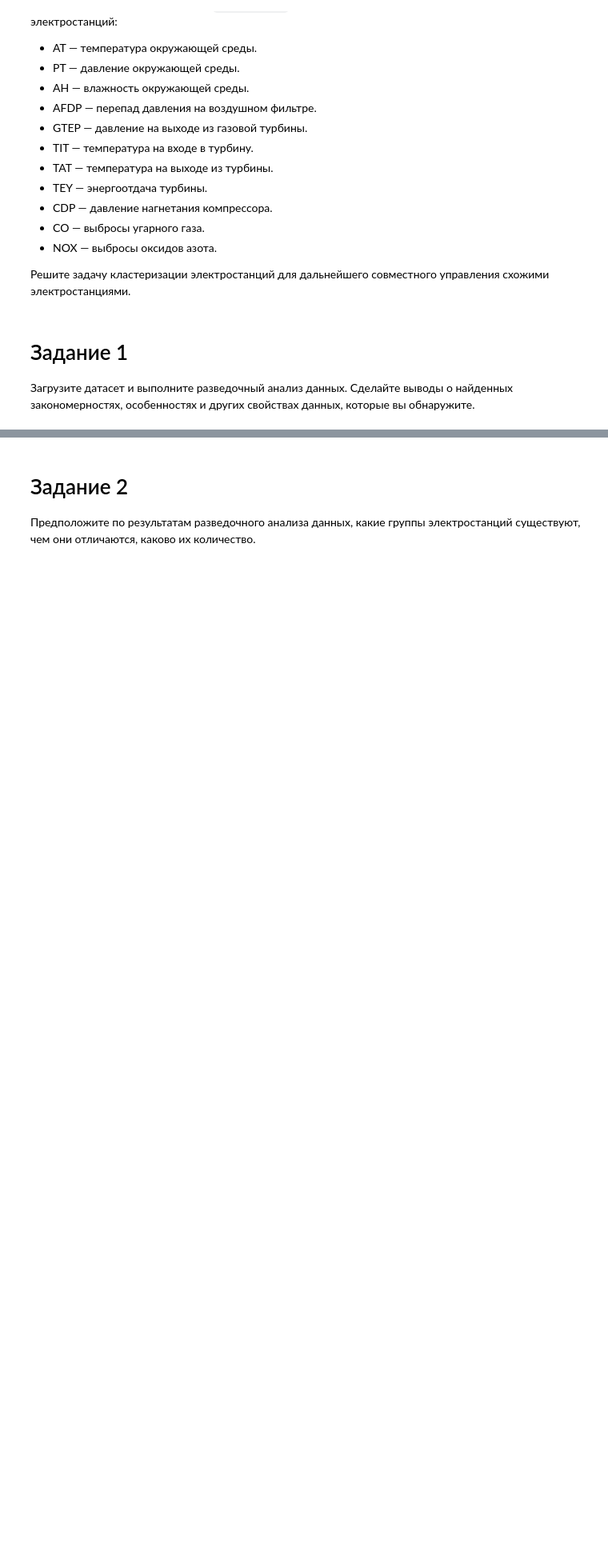
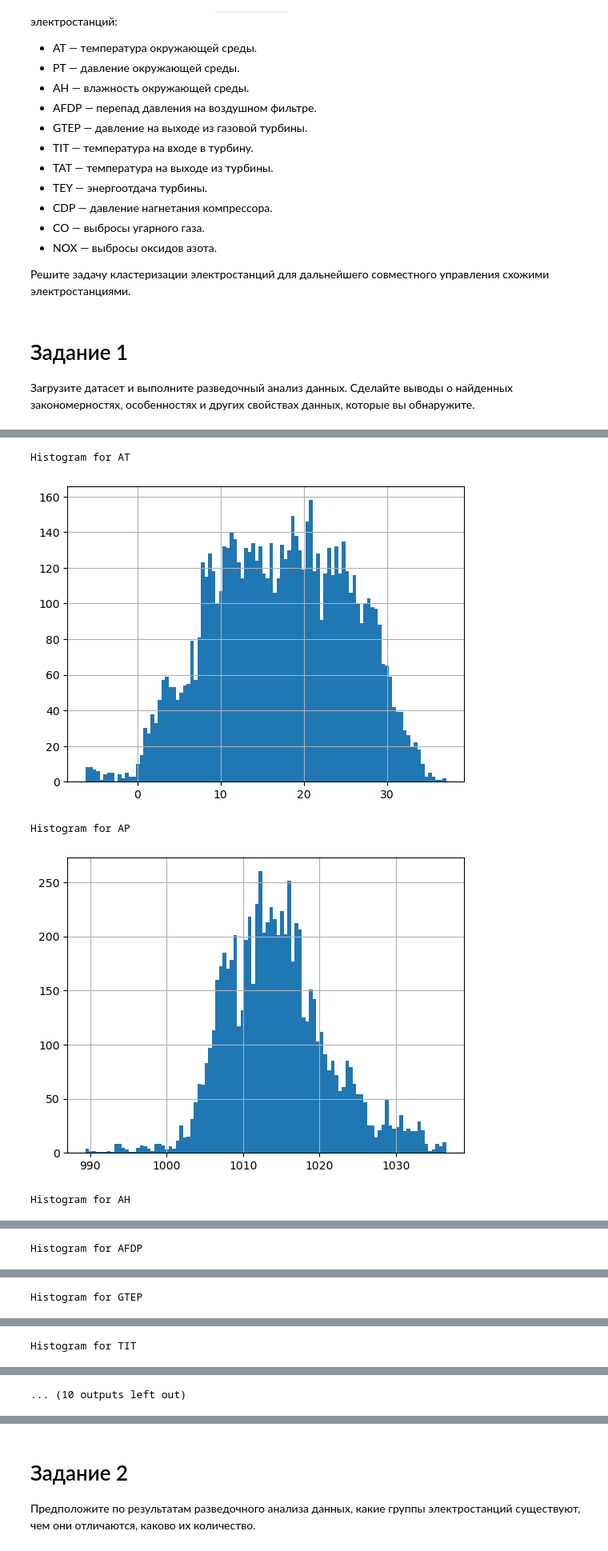
Before and after one commit to RashidUmarov/DBSCAN_Module_15, a Jupyter notebook: Практическая работа М15 DBSCAN.ipynb, the cells around one changed output, grey strips where cells are left out. Shown at 80% size. Cells and saved outputs as stored; diff of their text form; code cells hidden in the pictures; blank space fills up the shorter version.

```diff
--- a/Практическая работа М15 DBSCAN.ipynb
+++ b/Практическая работа М15 DBSCAN.ipynb
@@ -42,3 +42,8 @@
 # Задание 1
 
 Загрузите датасет и выполните разведочный анализ данных. Сделайте выводы о найденных закономерностях, особенностях и других свойствах данных, которые вы обнаружите.
+# %%
+import pandas as pd
+
+df = pd.read_csv('gt_2015.csv')
+df.head()
@@ -44,0 +112,16 @@
+# %%
+import matplotlib.pyplot as plt
+
+cols = df.columns.to_list()
+
+# посмотрим распределения
+for col in cols:
+  print(f'Histogram for {col}')
+  df[col].hist(bins=100)
+  plt.show()
+# %% [output]
+Histogram for AT
+[figure, added]
+Histogram for AP
+[figure, added]
+Histogram for AH
@@ -44,0 +129 @@
+Histogram for AFDP
@@ -44,0 +131 @@
+Histogram for GTEP
@@ -44,0 +133 @@
+Histogram for TIT
@@ -44,0 +135 @@
+... (10 outputs left out)
```
Also changed, not shown: parts of 42 cells of this notebook, 1 other file.
